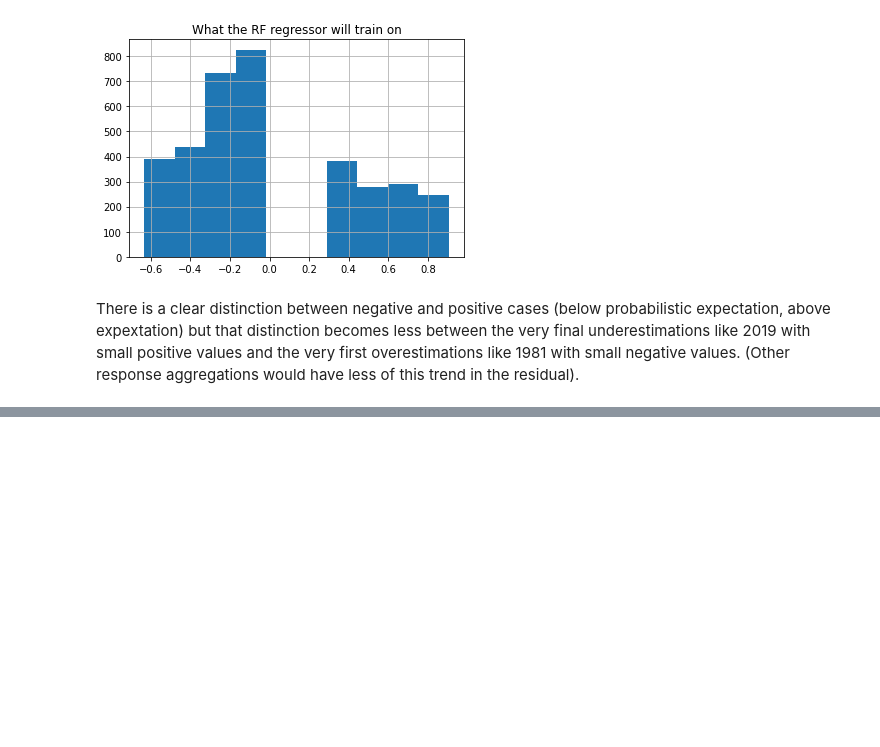
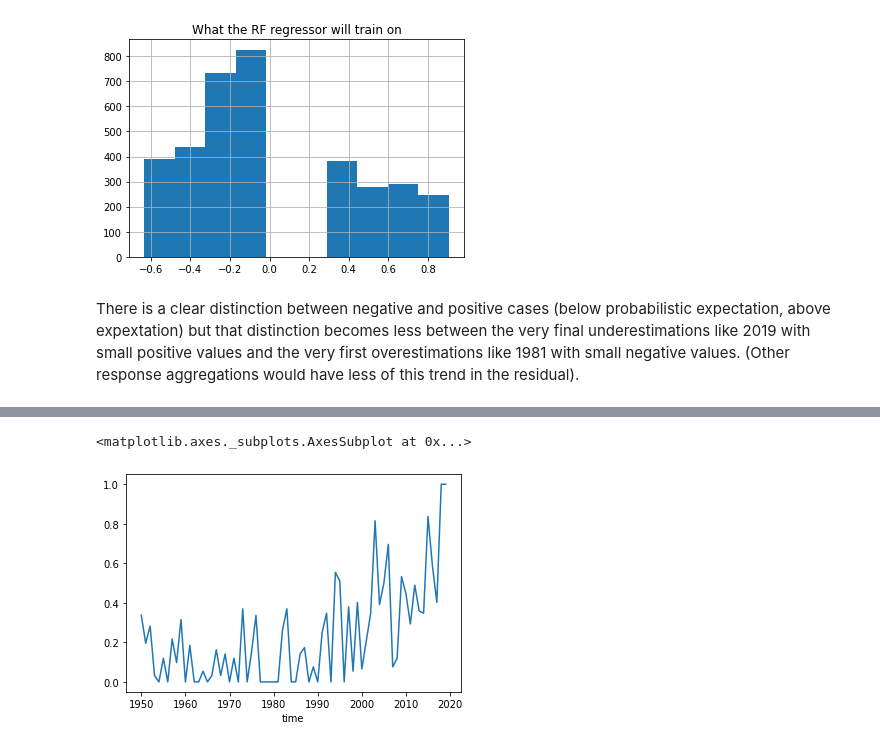
Before and after one commit to chiemvs/Weave, a Jupyter notebook: notebooks/Classifier_skills.ipynb, the cells around one changed output, grey strips where cells are left out. Drawn from its saved outputs; the diff is of its cells as text; code cells hidden in the pictures; blank space fills up the shorter version.

```diff
--- a/notebooks/Classifier_skills.ipynb
+++ b/notebooks/Classifier_skills.ipynb
@@ -181,16 +180,16 @@ Conclusions:
 * Seems to be the case.
 * Unconclusive
 # %%
-def read_data(responseagg = 3, separation = -7, trended = False, quantile = 0.8):
+def read_data(responseagg = 3, separation = -7, trended = False, quantile = 0.8, pre1981 = False):
     """
     Returns the selcted X and y data
     A dataframe and a (de)trended Series
     """
     if trended:
-        Y_path = inputpath / 'response.multiagg.trended.parquet'
+        Y_path = (inputpath / 'response.multiagg.trended.pre1981.parquet') if pre1981 else (inputpath / 'response.multiagg.trended.parquet')
     else:
-        Y_path = inputpath / 'response.multiagg.detrended.parquet'
-    X_path = inputpath / 'precursor.multiagg.parquet'
+        Y_path = (inputpath / 'response.multiagg.detrended.pre1981.parquet') if pre1981 else (inputpath / 'response.multiagg.detrended.parquet')
+    X_path = (inputpath / 'precursor.multiagg.pre1981.parquet') if pre1981 else (inputpath / 'precursor.multiagg.parquet')
     y = pd.read_parquet(Y_path).loc[:,(slice(None),responseagg,slice(None))].iloc[:,0] # Only summer
     X = pd.read_parquet(X_path).loc[y.index,(slice(None),slice(None),slice(None),slice(None),separation,slice(None),slice(None))].dropna(axis = 0, how = 'any') # both metrics
     y = y.reindex(X.index)
@@ -655,0 +658,13 @@ There is a clear distinction between negative and positive cases (below probabil
+# %%
+X, y = read_data(responseagg=31, separation = -15, quantile = None, trended = True)
+X_val, y_val = read_data(responseagg=31, separation = -15, quantile = None, trended = True, pre1981=True)
+threshold = y.quantile(0.666)
+X_full = pd.concat([X_val,X], axis = 0)
+y = y > threshold
+y_val = y_val > threshold
+y_full = pd.concat([y_val,y], axis = 0)
+# %%
+y_full.groupby(y_full.index.year).mean().plot()
+# %% [output]
+<matplotlib.axes._subplots.AxesSubplot at 0x...>
+[figure, added]
```
Also changed, not shown: parts of 5 cells of this notebook, 2 other files.
